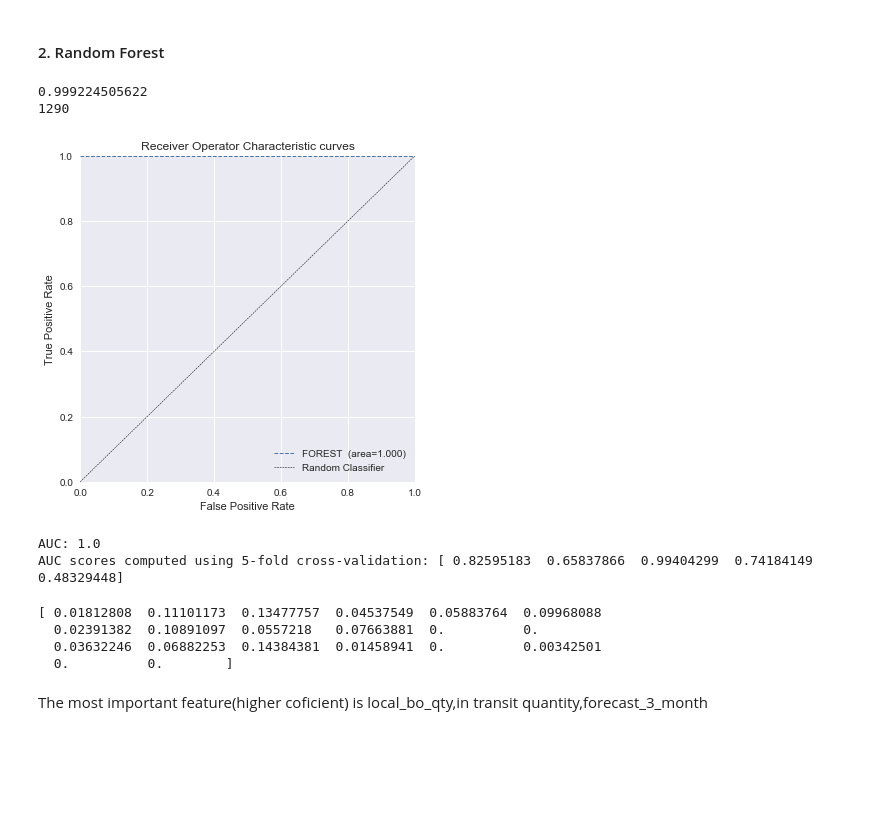
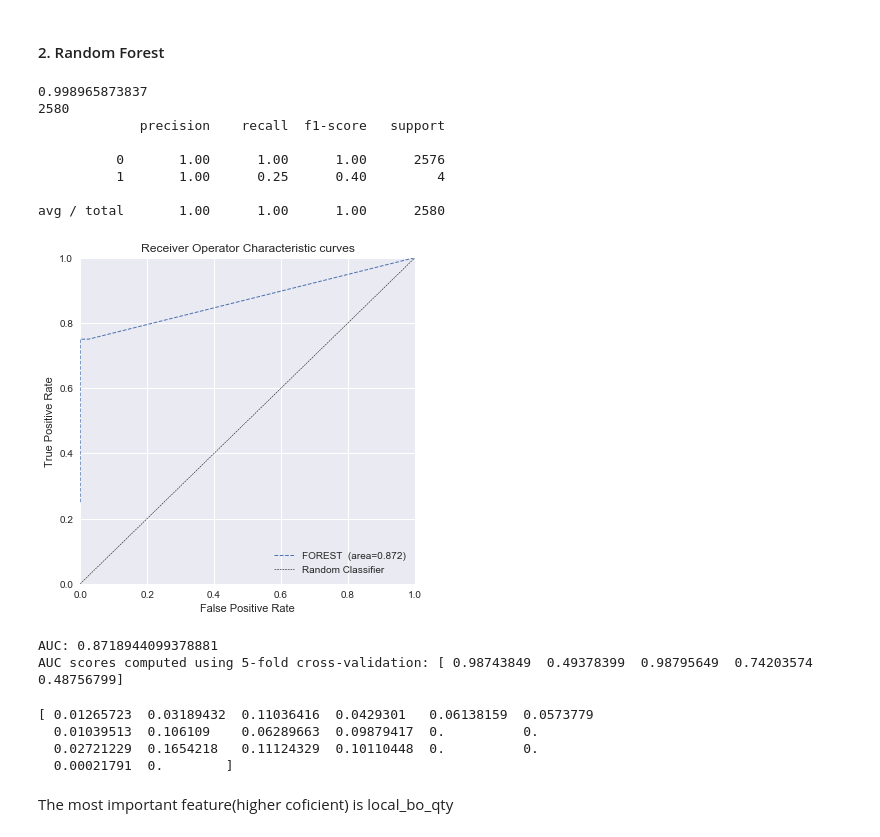
Before and after one commit to hedib/DataScienceProjects, a Jupyter notebook: project_Inventory/backorder.ipynb, the cells around one changed output. Cells and saved outputs as stored; diff of their text form; code cells hidden in the pictures; blank space fills up the shorter version.

```diff
--- a/project_Inventory/backorder.ipynb
+++ b/project_Inventory/backorder.ipynb
@@ -805,4 +807,4 @@ X=sample_nomiss[['lead_time','in_transit_qty','forecast_3_month','forecast_6_mon
    'pieces_past_due','perf_6_month_avg','perf_12_month_avg','local_bo_qty','deck_risk',
    'oe_constraint','ppap_risk','stop_auto_buy','rev_stop']].values
 y = sample_nomiss['went_on_backorder'].values
-X_train, X_test, y_train, y_test = train_test_split(X, y, test_size = 0.2, random_state=42)
+X_train, X_test, y_train, y_test = train_test_split(X, y, test_size = 0.7, random_state=42)
@@ -900,59 +934,65 @@ AUC scores computed using 5-fold cross-validation: [ 0.16550117  0.17456617  0.8
 # %% [markdown]
 #### 2. Random Forest
 # %%
-
 X=sample_nomiss[['lead_time','in_transit_qty','forecast_3_month','forecast_6_month','forecast_9_month',
    'sales_1_month','sales_3_month','sales_6_month','sales_9_month','min_bank','potential_issue',
    'pieces_past_due','perf_6_month_avg','perf_12_month_avg','local_bo_qty','deck_risk',
    'oe_constraint','ppap_risk','stop_auto_buy','rev_stop']].values
 y = sample_nomiss['went_on_backorder'].values
-X_train, X_test, y_train, y_test = train_test_split(X, y, test_size = 0.2, random_state=42)
+Xtrain, Xtest, ytrain, ytest = train_test_split(X, y, test_size = 0.4, random_state=42)
 
 forest = ensemble.RandomForestClassifier(criterion='entropy', max_depth=10, min_samples_leaf=2)
 
-my_forest=forest.fit(X_train, y_train)
+my_forest=forest.fit(Xtrain, ytrain)
 # Print the score of the fitted random forest
-print(my_forest.score(X_train, y_train))
+print(my_forest.score(Xtrain, ytrain))
 
 # Compute predictions on our test set features then print the length of the prediction vector
-pred_forest = my_forest.predict(X_test)
+pred_forest = my_forest.predict(Xtest)
 print(len(pred_forest))
+print(classification_report(ytest, pred_forest))
 # %% [output]
-0.999224505622
-1290
+0.998965873837
+2580
+             precision    recall  f1-score   support
+
+          0       1.00      1.00      1.00      2576
+          1       1.00      0.25      0.40         4
+
+avg / total       1.00      1.00      1.00      2580
 # %%
-def roc_auc_plot(y_true, y_proba, label=' ', l='-', lw=1.0):
+def roc_auc_plot(ytrue, pred_forest, label=' ', l='-', lw=1.0):
     from sklearn.metrics import roc_curve, roc_auc_score
-    fpr, tpr, _ = roc_curve(y_true, y_proba[:,1])
+    fpr, tpr, _ = roc_curve(ytrue, pred_forest[:,1])
     ax.plot(fpr, tpr, linestyle=l, linewidth=lw,
-            label="%s (area=%.3f)"%(label,roc_auc_score(y_true, y_proba[:,1])))
+            label="%s (area=%.3f)"%(label,roc_auc_score(ytrue, pred_forest[:,1])))
 
 f, ax = plt.subplots(figsize=(6,6))
 
-roc_auc_plot(y_test,forest.predict_proba(X_test),label='FOREST ',l='--')
+roc_auc_plot(ytest,forest.predict_proba(Xtest),label='FOREST ',l='--')
 
 
 ax.plot([0,1], [0,1], color='k', linewidth=0.5, linestyle='--',
         label='Random Classifier')
 ax.legend(loc="lower right")
 ax.set_xlabel('False Positive Rate')
 ax.set_ylabel('True Positive Rate')
 ax.set_xlim([0, 1])
 ax.set_ylim([0, 1])
 ax.set_title('Receiver Operator Characteristic curves')
 sns.despine()
 plt.show()
 # %% [output]
-[figure, old version]
+[figure, new version]
 # %%
 #Area under ROC:Large area under ROC curve the better our model is(AUC)
 #Compute AUC
 # If the AUC is greater than 0.5, the model is better than random guessing
 # Compute predicted probabilities: y_pred_prob
-y_pred_prob = forest.predict_proba(X_test)[:,1]
+y_pred_prob = forest.predict_proba(Xtest)[:,1]
 
 # Compute and print AUC score
-print("AUC: {}".format(roc_auc_score(y_test, y_pred_prob)))
+print("AUC: {}".format(roc_auc_score(ytest, y_pred_prob)))
 
 # Compute cross-validated AUC scores: cv_auc
 cv_auc = cross_val_score(forest, X, y, cv=5, scoring='roc_auc')
@@ -960,14 +1000,14 @@ cv_auc = cross_val_score(forest, X, y, cv=5, scoring='roc_auc')
 # Print list of AUC scores
 print("AUC scores computed using 5-fold cross-validation: {}".format(cv_auc))
 # %% [output]
-AUC: 1.0
-AUC scores computed using 5-fold cross-validation: [ 0.82595183  0.65837866  0.99404299  0.74184149  0.48329448]
+AUC: 0.8718944099378881
+AUC scores computed using 5-fold cross-validation: [ 0.98743849  0.49378399  0.98795649  0.74203574  0.48756799]
 # %%
 print(my_forest.feature_importances_)
 # %% [output]
-[ 0.01812808  0.11101173  0.13477757  0.04537549  0.05883764  0.09968088
-  0.02391382  0.10891097  0.0557218   0.07663881  0.          0.
-  0.03632246  0.06882253  0.14384381  0.01458941  0.          0.00342501
-  0.          0.        ]
+[ 0.01265723  0.03189432  0.11036416  0.0429301   0.06138159  0.0573779
+  0.01039513  0.106109    0.06289663  0.09879417  0.          0.
+  0.02721229  0.1654218   0.11124329  0.10110448  0.          0.
+  0.00021791  0.        ]
 # %% [markdown]
-The most important feature(higher coficient) is local_bo_qty,in transit quantity,forecast_3_month
+The most important feature(higher coficient) is local_bo_qty
```
Also changed, not shown: parts of 7 cells of this notebook.
